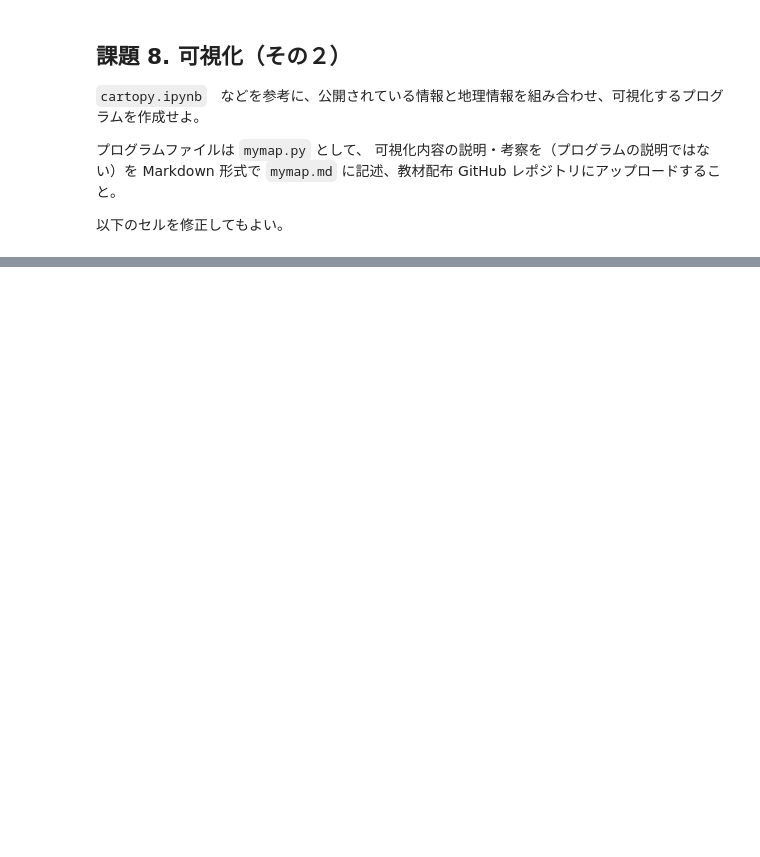
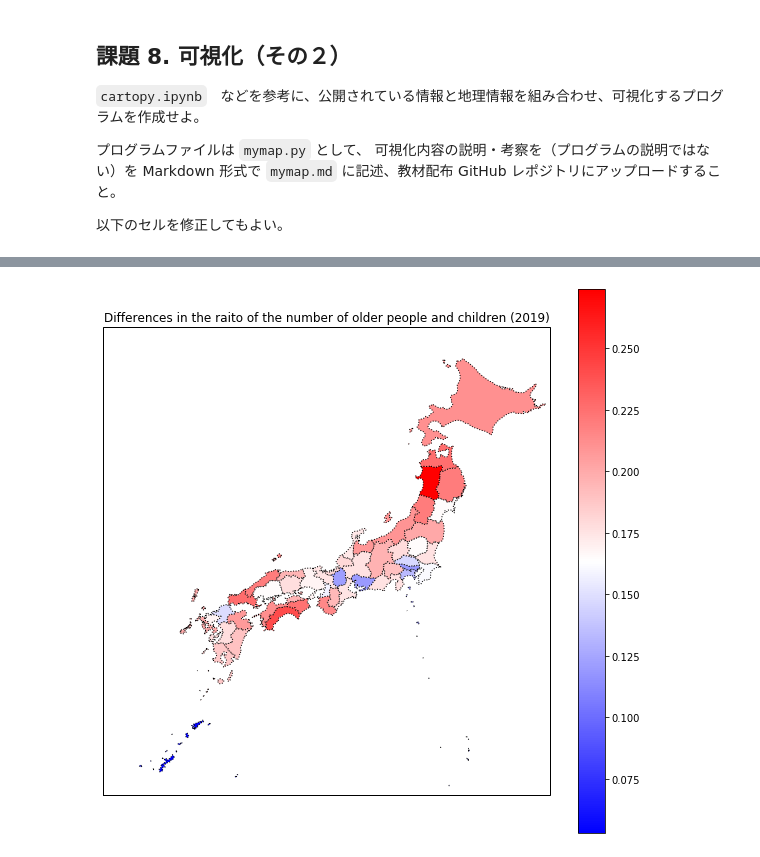
Before and after one commit to kojishun/OCS-04-python-02, a Jupyter notebook: exercises-45.ipynb, the cells around one changed output, grey strips where cells are left out. Cells and saved outputs as stored; diff of their text form; code cells hidden in the pictures; blank space fills up the shorter version.

```diff
--- a/exercises-45.ipynb
+++ b/exercises-45.ipynb
@@ -43,0 +153,3 @@ mymap()
+# %%
+for province in provinces:
+    print(province.attributes["name"], province.attributes["name_local"])
@@ -43,0 +174,38 @@ mymap()
+# %%
+df = pd.read_csv("population_ratio_prefecture.csv", usecols=[1,2,3,4,5], index_col=0)
+df.index.name="都道府県名"
+
+shpfilename = shapereader.natural_earth(resolution='10m',
+                                        category='cultural',
+                                        name='admin_1_states_provinces')
+
+reader = shapereader.Reader(shpfilename)
+
+provinces = []
+for province in reader.records():
+    if(province.attributes["admin"] == "Japan"):
+        provinces.append(province)
+provinces[30].attributes["name_local"] = "静岡県"
+
+plt.figure(figsize=[10,10])
+ax = plt.axes(projection=ccrs.PlateCarree())
+
+cmap = plt.cm.bwr
+cnorm = max(df["difference"]) - min(df["difference"])
+coff = min(df["difference"])
+
+for province in provinces:
+    geometry = province.geometry
+    color = cmap((df["difference"][province.attributes["name_local"]] - coff) / cnorm)
+    ax.add_geometries(geometry, ccrs.PlateCarree(), edgecolor="black", linestyle=":",
+                        facecolor=color)
+
+ax.set_title("Differences in the raito of the number of older people and children (2019)")
+ax.set_extent([125, 146, 25, 47])
+sm = plt.cm.ScalarMappable(cmap=cmap,norm=plt.Normalize((cnorm+coff)/100,coff/100))
+sm._A = []
+plt.colorbar(sm,ax=ax)
+plt.savefig("mymap.png")
+plt.show()
+# %% [output]
+[figure, added]
```
Also changed, not shown: parts of 9 cells of this notebook, 15 other files.
